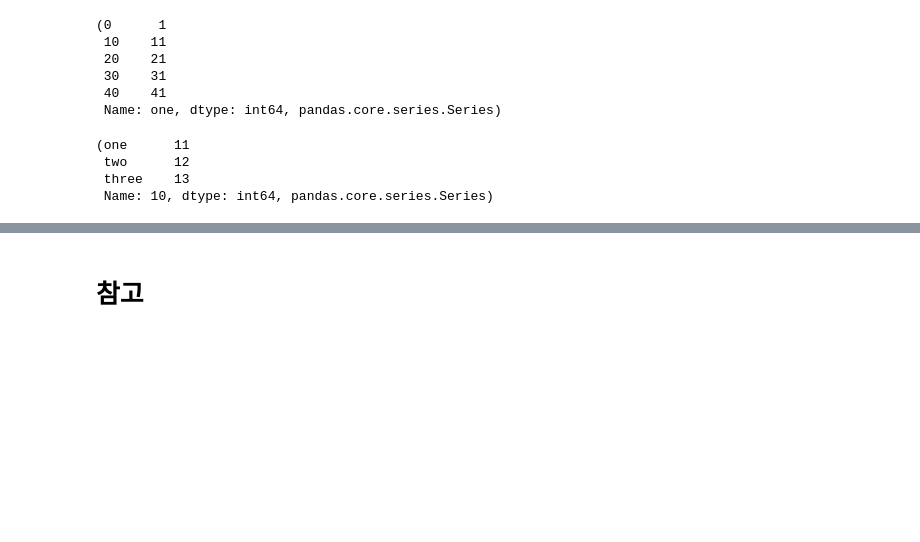
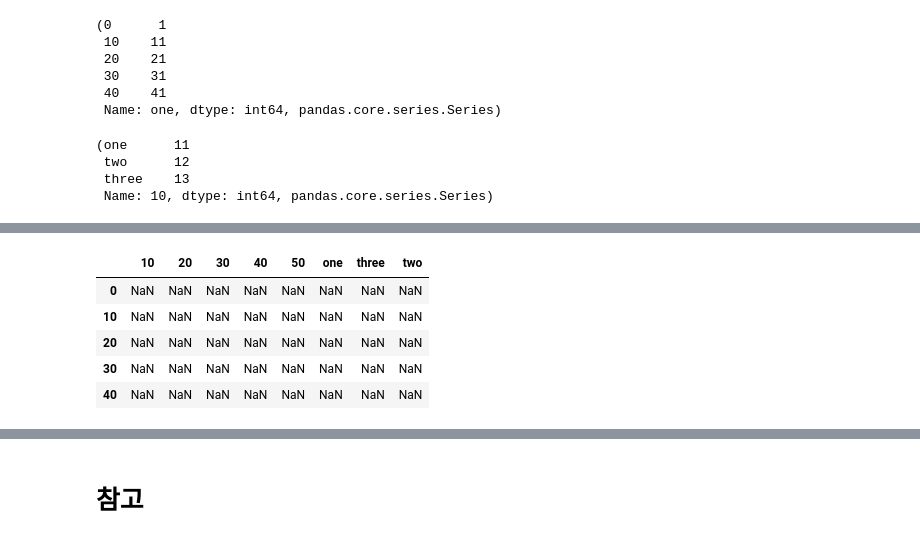
Before and after one commit to sunkusun9/ML2022_1, a Jupyter notebook: pandas_basic.ipynb, the cells around one changed output, grey strips where cells are left out. Cells and saved outputs as stored; diff of their text form; code cells hidden in the pictures; blank space fills up the shorter version.

```diff
--- a/pandas_basic.ipynb
+++ b/pandas_basic.ipynb
@@ -364,0 +455,10 @@ numpy 함수와 Series 간 연산 => Series로 반환
+# %%
+df_A = pd.DataFrame(np.array([
+    [1, 2, 3],
+    [11, 12, 13],
+    [21, 22, 23],
+    [31, 32, 33],
+    [41, 42, 43],
+]), index=[0, 10, 20, 30, 40], columns=["one", "two", "three"])
+
+df_A * 5 # DataFrame 과 Scalar
@@ -364,0 +482,10 @@ numpy 함수와 Series 간 연산 => Series로 반환
+# %%
+s_A = pd.Series([5, 4, 3, 2, 1], index=[50, 10, 20, 30, 40])
+df_A * s_A # 연산자로는 지원하지 않는다.
+# %% [output]
+|  | 10 | 20 | 30 | 40 | 50 | one | three | two |
+| 0 | NaN | NaN | NaN | NaN | NaN | NaN | NaN | NaN |
+| 10 | NaN | NaN | NaN | NaN | NaN | NaN | NaN | NaN |
+| 20 | NaN | NaN | NaN | NaN | NaN | NaN | NaN | NaN |
+| 30 | NaN | NaN | NaN | NaN | NaN | NaN | NaN | NaN |
+| 40 | NaN | NaN | NaN | NaN | NaN | NaN | NaN | NaN |
```
Also changed, not shown: parts of 28 cells of this notebook.
